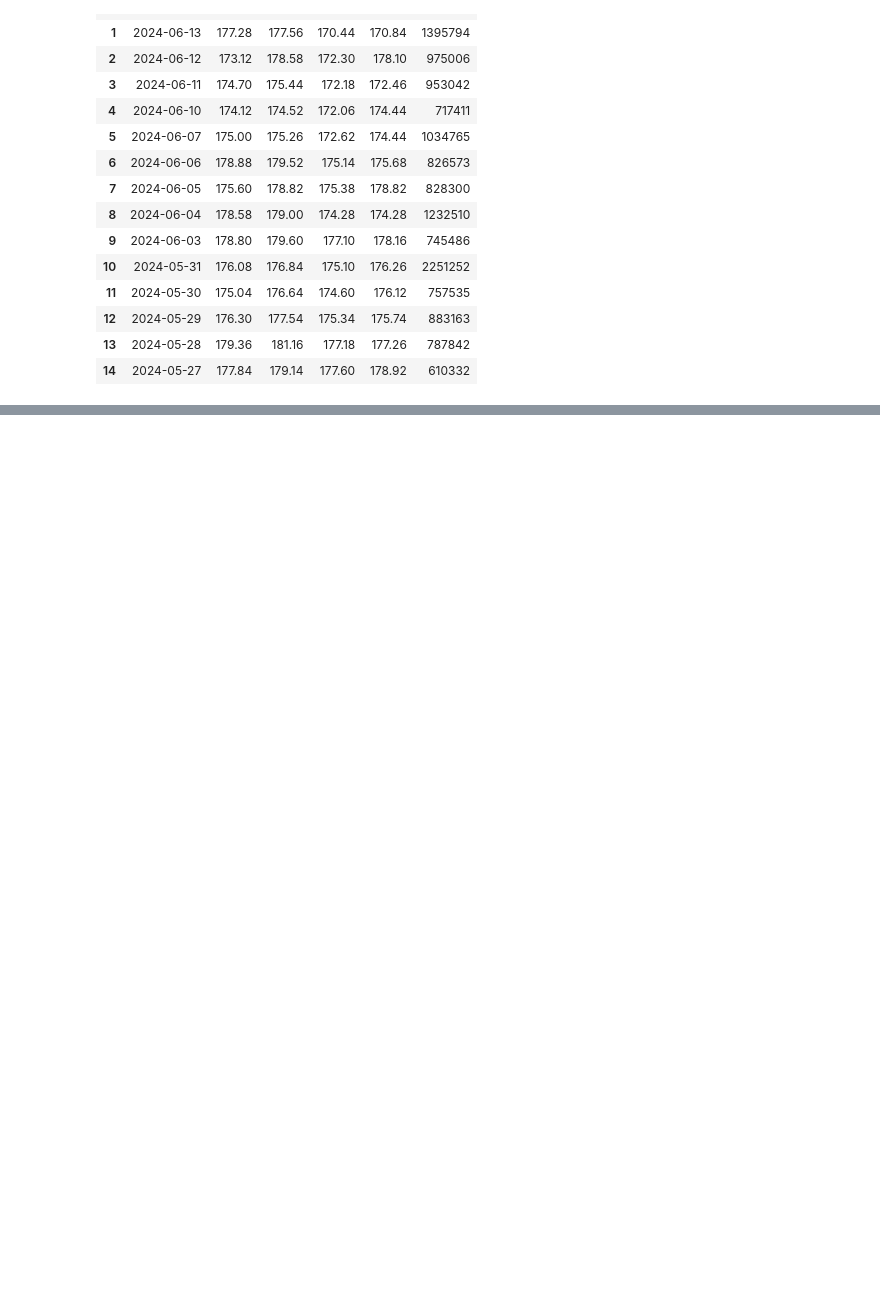
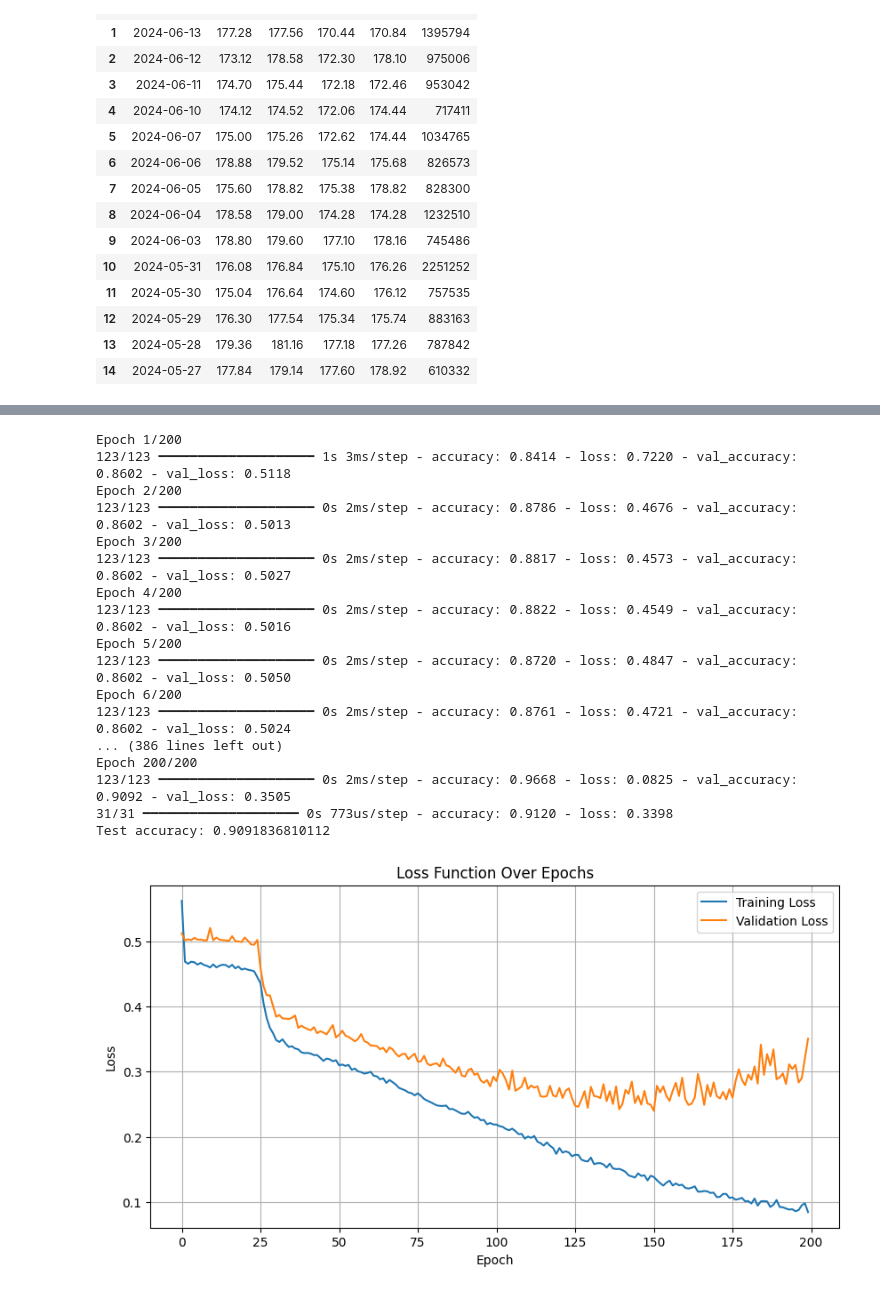
Before and after one commit to zhillan-arf/Tugas3, a Jupyter notebook: notebook.ipynb, the cells around one changed output, grey strips where cells are left out. Cells and saved outputs as stored; diff of their text form; code cells hidden in the pictures; blank space fills up the shorter version.

```diff
--- a/notebook.ipynb
+++ b/notebook.ipynb
@@ -209,0 +221,53 @@ display_image(image, label)
+# %%
+import tensorflow as tf
+from tensorflow.keras.models import Sequential
+from tensorflow.keras.layers import Conv2D, MaxPooling2D, Flatten, Dense, Dropout
+
+model = Sequential([
+    Conv2D(32, (3, 3), activation='relu', input_shape=(15, 15, 1)),
+    MaxPooling2D((2, 2)),
+    Conv2D(64, (3, 3), activation='relu'),
+    MaxPooling2D((2, 2)),
+    Flatten(),
+    Dense(128, activation='relu'),
+    Dropout(0.5),
+    Dense(3, activation='softmax')  # Assuming three classes: Buy, Hold, Sell
+])
+
+model.compile(optimizer='adam',
+              loss='categorical_crossentropy',
+              metrics=['accuracy'])
+# %%
+history = model.fit(X_train, y_train, epochs=200, batch_size=32, validation_data=(X_val, y_val))
+
+test_loss, test_acc = model.evaluate(X_val, y_val)
+print(f'Test accuracy: {test_acc}')
+
+plt.figure(figsize=(10, 5))
+plt.plot(history.history['loss'], label='Training Loss')
+plt.plot(history.history['val_loss'], label='Validation Loss')
+plt.title('Loss Function Over Epochs')
+plt.xlabel('Epoch')
+plt.ylabel('Loss')
+plt.legend()
+plt.grid(True)
+plt.show()
+# %% [output]
+Epoch 1/200
+123/123 ━━━━━━━━━━━━━━━━━━━━ 1s 3ms/step - accuracy: 0.8414 - loss: 0.7220 - val_accuracy: 0.8602 - val_loss: 0.5118
+Epoch 2/200
+123/123 ━━━━━━━━━━━━━━━━━━━━ 0s 2ms/step - accuracy: 0.8786 - loss: 0.4676 - val_accuracy: 0.8602 - val_loss: 0.5013
+Epoch 3/200
+123/123 ━━━━━━━━━━━━━━━━━━━━ 0s 2ms/step - accuracy: 0.8817 - loss: 0.4573 - val_accuracy: 0.8602 - val_loss: 0.5027
+Epoch 4/200
+123/123 ━━━━━━━━━━━━━━━━━━━━ 0s 2ms/step - accuracy: 0.8822 - loss: 0.4549 - val_accuracy: 0.8602 - val_loss: 0.5016
+Epoch 5/200
+123/123 ━━━━━━━━━━━━━━━━━━━━ 0s 2ms/step - accuracy: 0.8720 - loss: 0.4847 - val_accuracy: 0.8602 - val_loss: 0.5050
+Epoch 6/200
+123/123 ━━━━━━━━━━━━━━━━━━━━ 0s 2ms/step - accuracy: 0.8761 - loss: 0.4721 - val_accuracy: 0.8602 - val_loss: 0.5024
+... (386 lines left out)
+Epoch 200/200
+123/123 ━━━━━━━━━━━━━━━━━━━━ 0s 2ms/step - accuracy: 0.9668 - loss: 0.0825 - val_accuracy: 0.9092 - val_loss: 0.3505
+31/31 ━━━━━━━━━━━━━━━━━━━━ 0s 773us/step - accuracy: 0.9120 - loss: 0.3398
+Test accuracy: 0.9091836810112
+[figure, added]
```
Also changed, not shown: parts of 4 cells of this notebook.
